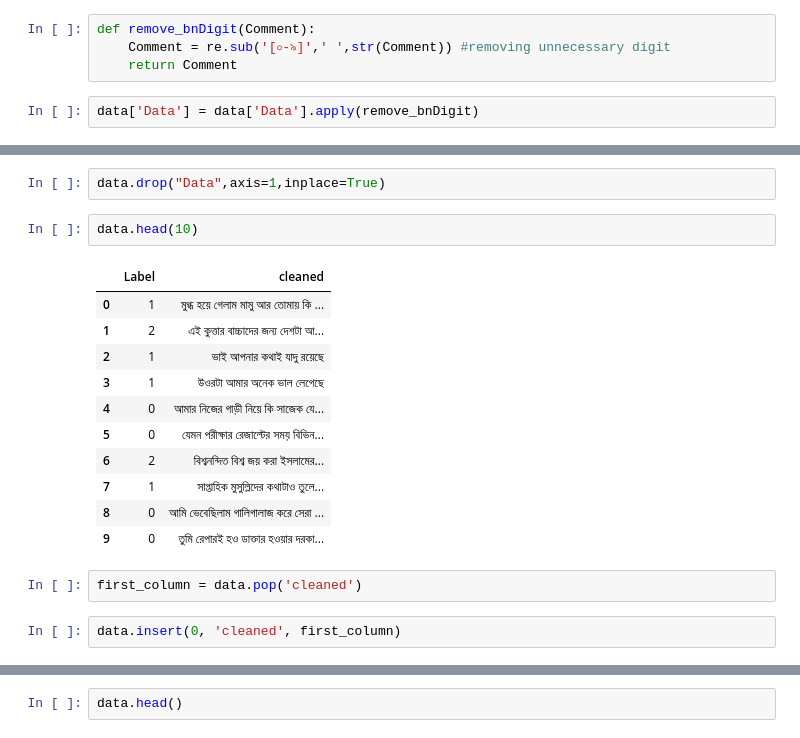
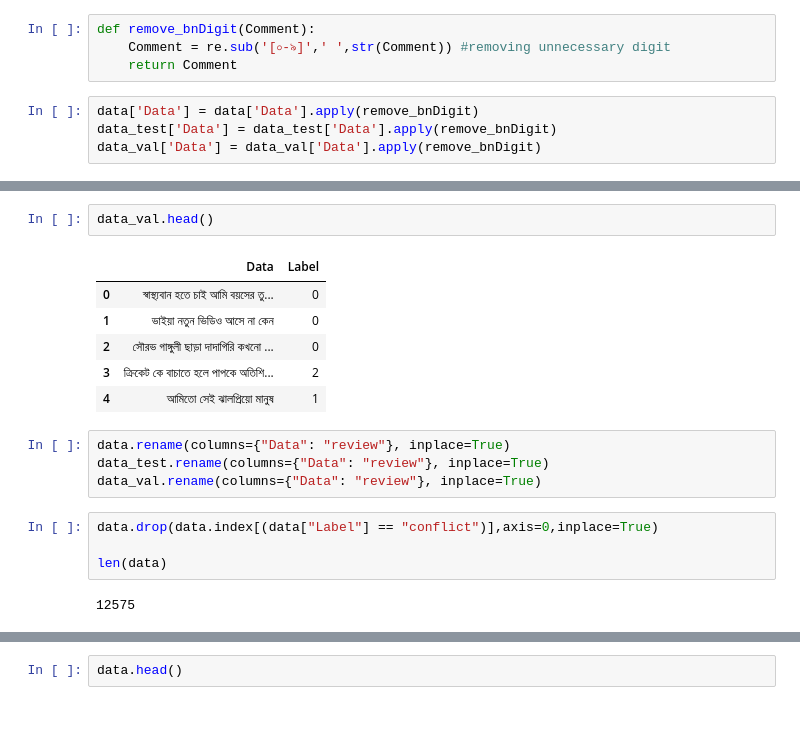
Before and after one commit to Sakawat-Sakib/banglaSENTI, a Jupyter notebook: banglaSENTI.ipynb, the cells around one changed output, grey strips where cells are left out. Saved outputs shown, nothing was run; the diff lists cells and outputs as text.

```diff
--- a/banglaSENTI.ipynb
+++ b/banglaSENTI.ipynb
@@ -52,5 +61,7 @@ def remove_bnDigit(Comment):
     return Comment
 # %%
 data['Data'] = data['Data'].apply(remove_bnDigit)
+data_test['Data'] = data_test['Data'].apply(remove_bnDigit)
+data_val['Data'] = data_val['Data'].apply(remove_bnDigit)
 # %%
 # Apply the function into the dataframe
@@ -79,23 +93,22 @@ Cleaned:
 Cleaned:
  রহস্যময় পৃথিবী ভদ্রভাবে কথা বলছি ভাল লাগছে না   শুকর খাবি   স্ট্যাক করে খাইতে পারবি   একদম সফট মিট   বোনলেস
  Sentiment:  2
+# %%
+data_val.head()
+# %% [output]
+|  | Data | Label |
+| 0 | স্বাস্থ্যবান হতে চাই আমি বয়সের তু... | 0 |
+| 1 | ভাইয়া নতুন ভিডিও আসে না কেন | 0 |
+| 2 | সৌরভ গাঙ্গুলী ছাড়া দাদাগিরি কখনো ... | 0 |
+| 3 | ক্রিকেট কে বাচাতে হলে পাপকে অতিশি... | 2 |
+| 4 | আমিতো সেই ঝালপ্রিয়ো মানুষ | 1 |
+# %%
+data.rename(columns={"Data": "review"}, inplace=True)
+data_test.rename(columns={"Data": "review"}, inplace=True)
+data_val.rename(columns={"Data": "review"}, inplace=True)
 # %%
-data.drop("Data",axis=1,inplace=True)
+data.drop(data.index[(data["Label"] == "conflict")],axis=0,inplace=True)
+
+len(data)
+# %% [output]
+12575
-# %%
-data.head(10)
-# %% [output]
-|  | Label | cleaned |
-| 0 | 1 | মুগ্ধ হয়ে গেলাম মামু আর তোমায় কি ... |
-| 1 | 2 | এই কুত্তার বাচ্চাদের জন্য দেশটা আ... |
-| 2 | 1 | ভাই আপনার কথাই যাদু রয়েছে |
-| 3 | 1 | উওরটা আমার অনেক ভাল লেগেছে |
-| 4 | 0 | আমার নিজের গাড়ী নিয়ে কি সাজেক যে... |
-| 5 | 0 | যেমন পরীক্ষার রেজাল্টের সময় বিভিন... |
-| 6 | 2 | বিশ্বনন্দিত বিশ্ব জয় করা ইসলামের... |
-| 7 | 1 | সাপ্তাহিক মুসুল্লিদের কথাটাও তুলে... |
-| 8 | 0 | আমি ভেবেছিলাম গালিগালাজ করে সেরা ... |
-| 9 | 0 | তুমি রেপারই হও ডাক্তার হওয়ার দরকা... |
-# %%
-first_column = data.pop('cleaned')
-# %%
-data.insert(0, 'cleaned', first_column)
```
Also changed, not shown: parts of 128 cells of this notebook, 3 other files.
